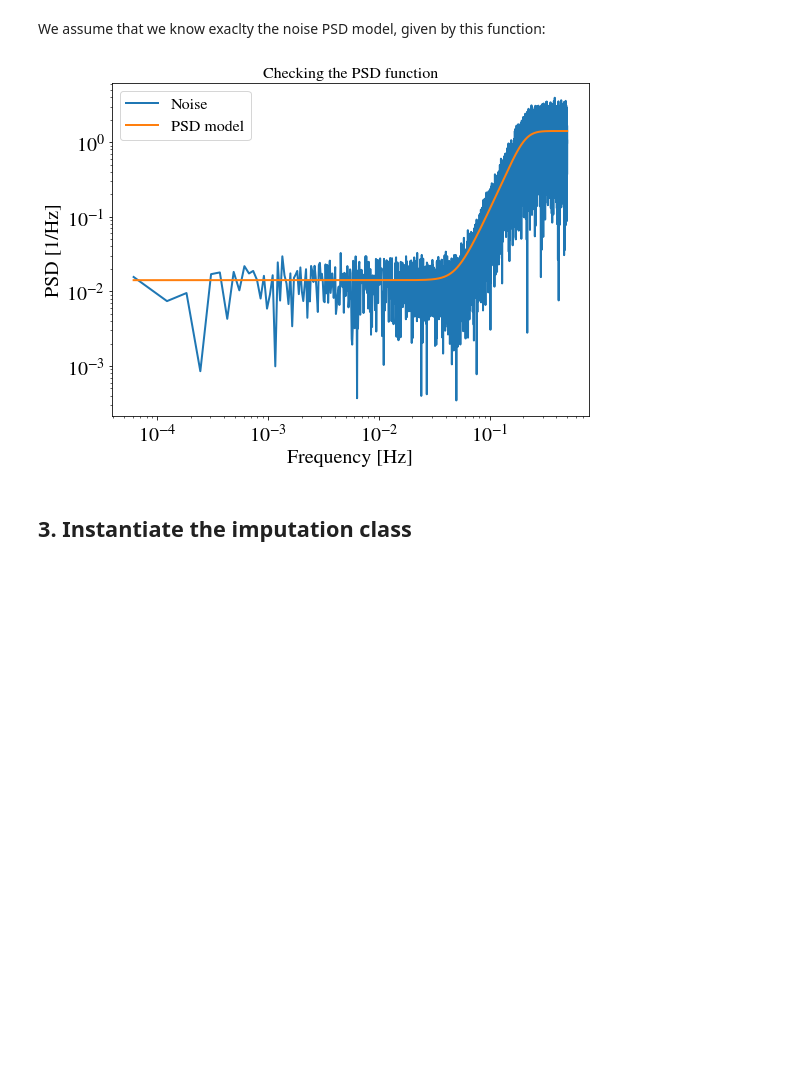
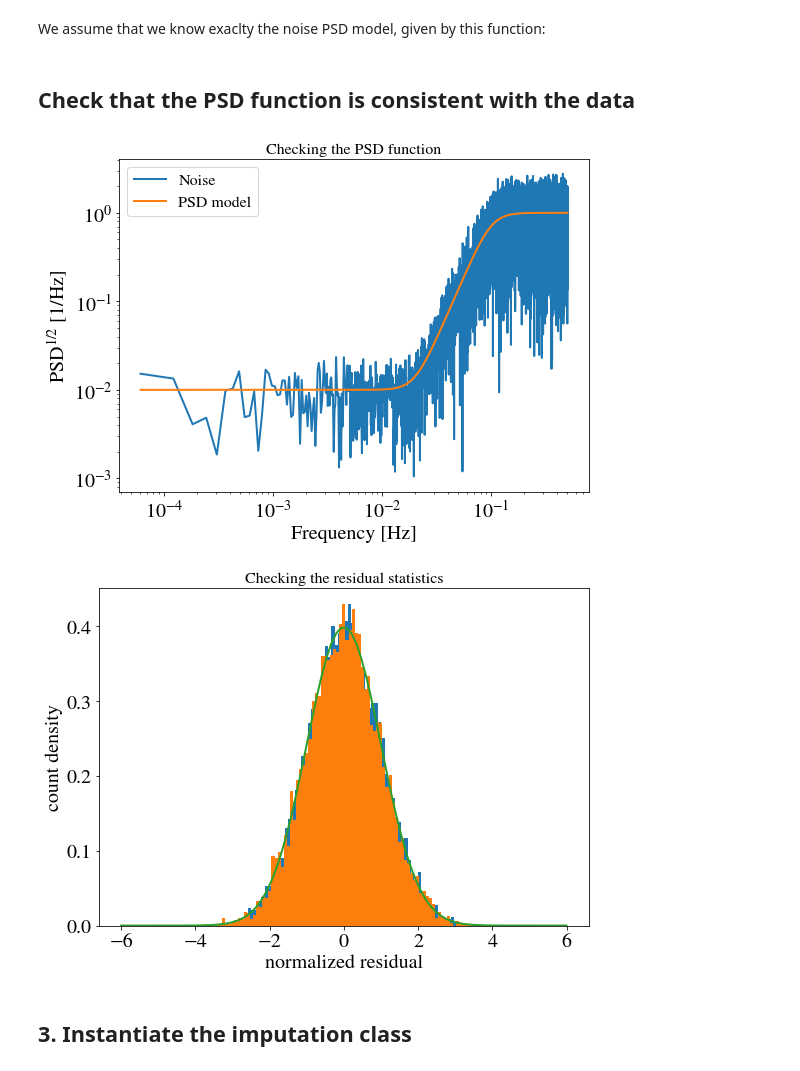
Before and after one commit to qbaghi/bayesdawn, a Jupyter notebook: notebooks/imputation_tutorial.ipynb, the cells around one changed output. Drawn from its saved outputs; the diff is of its cells as text; code cells hidden in the pictures; blank space fills up the shorter version.

Commit message:
Enhancement to imputation tutorrial.  Added option to specify the PSD explicitly.  Also changed to rfft.

```diff
--- a/notebooks/imputation_tutorial.ipynb
+++ b/notebooks/imputation_tutorial.ipynb
@@ -68,25 +86,43 @@ def psd_function(freq):
         A is the physical unit of the considered time series quantity.
 
     """
-    w, h = signal.freqz(b, a, worN=freq, plot=None, fs=fs)
-    return 2 * (np.abs(h)**2 + np.abs(r)**2)
+    if noisePSDfunc is None:
+        w, h = signal.freqz(b, a, worN=freq, plot=None, fs=fs)
+        result = 2 * (np.abs(h)**2 + np.abs(r)**2)
+    else:
+        result = noisePSDfunc(freq)
+    return result
+# %% [markdown]
+## Check that the PSD function is consistent with the data
 # %%
-# Check that the PSD function is consistent with the data
-f = np.fft.fftfreq(n_data) * fs
-n_fft = np.fft.fft(n)
+f = np.fft.rfftfreq(n_data) * fs
+n_fft = np.fft.rfft(n)
 psd = psd_function(f[f>0])
+scalefac=np.sqrt(2 / (n_data*fs))
 # Load plotting configuration
 postprocess.plotconfig(lbsize=20, lgsize=16, autolayout=True, figsize=(8, 6),
                        ticklabelsize=20)
 # Plot data against PSD
 fig, ax = plt.subplots()
 ax.set_title(r"Checking the PSD function")
 ax.set_xlabel(r"Frequency [Hz]")
-ax.set_ylabel(r"PSD [1/Hz]")
-ax.loglog(f[f>0], np.abs(n_fft[f>0]) * np.sqrt(2 / (n_data*fs)), label="Noise")
+ax.set_ylabel(r"PSD${}^{1/2}$ [1/Hz]")
+ax.loglog(f[f>0], np.abs(n_fft[f>0]) * scalefac, label="Noise")
 ax.loglog(f[f>0], np.sqrt(psd), label="PSD model")
 plt.legend()
 plt.show()
+#Check the statistics on the residual
+df=fs/n_data
+nbins=int(np.sqrt(len(n_fft)))
+plt.hist(n_fft.real[f>0]*scalefac/np.sqrt(psd/2),bins=nbins,density=True,label="real part")
+plt.hist(n_fft.imag[f>0]*scalefac/np.sqrt(psd/2),bins=nbins,density=True,label='imag part')
+x=np.linspace(-6,6,nbins)
+plt.plot(x,norm.pdf(x))
+plt.title(r"Checking the residual statistics")
+plt.xlabel(r"normalized residual")
+plt.ylabel(r"count density")
+plt.show()
 # %% [output]
-[figure, old version]
+[figure, new version]
+[figure, added]
 # %%
```
Also changed, not shown: parts of 9 cells of this notebook.
